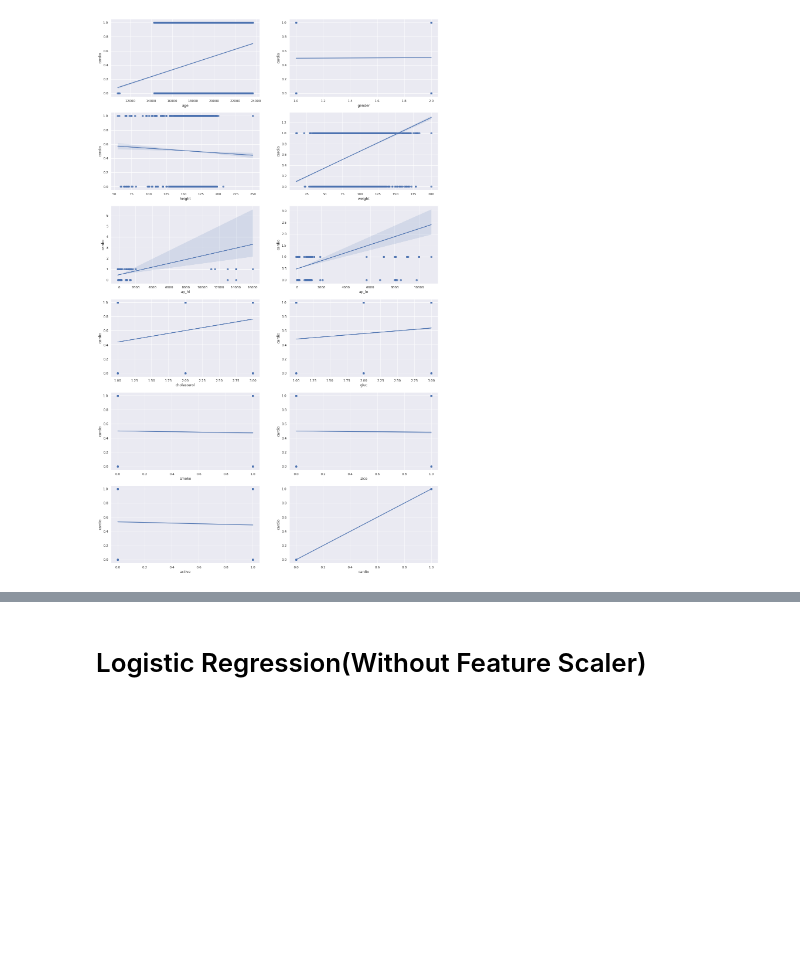
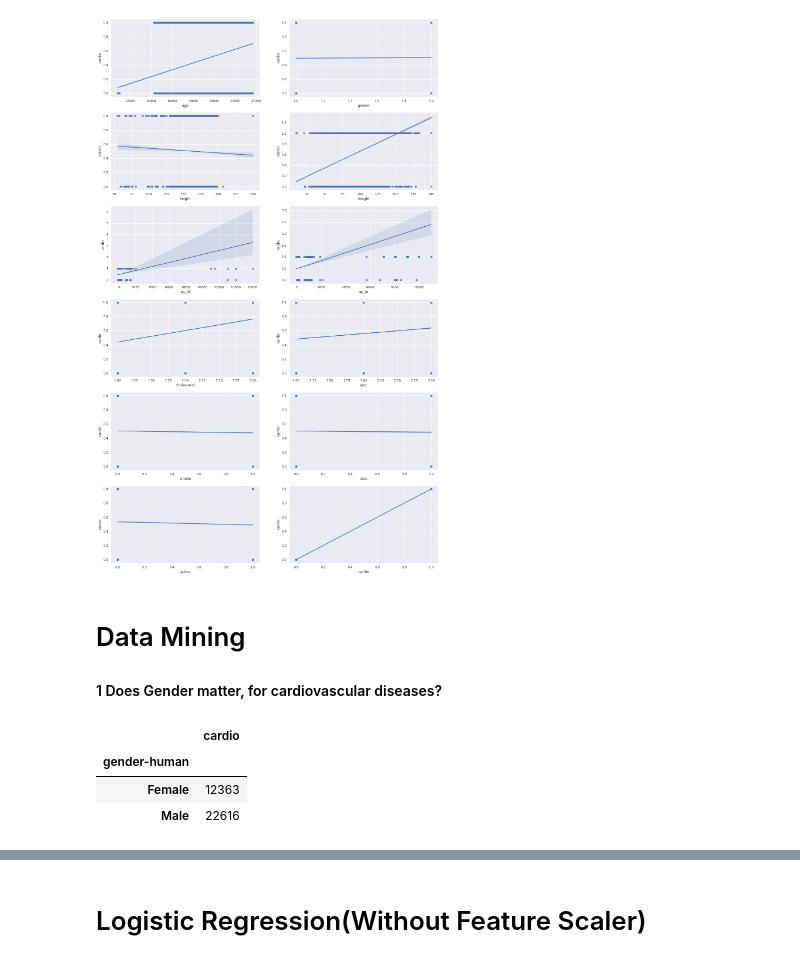
Before and after one commit to skamranh/big-data-final, a Jupyter notebook: Cardio.ipynb, the cells around one changed output, grey strips where cells are left out. Saved outputs shown, nothing was run; the diff lists cells and outputs as text; code cells hidden in the pictures; blank space fills up the shorter version.

```diff
--- a/Cardio.ipynb
+++ b/Cardio.ipynb
@@ -244,3 +244,16 @@ for i, column in enumerate(cardio_pd.columns, 1):
     sns.regplot(x=cardio_pd[column],y=cardio_pd['cardio'], fit_reg=True)
 # %% [output]
 [figure]
+# %% [markdown]
+# Data Mining
+
+#### 1 Does Gender matter, for cardiovascular diseases?
+# %%
+cardio_pd_gender  = cardio_pd
+cardio_pd_gender['gender-human'] = np.where(cardio_pd['gender'] == 1, "Male", "Female")
+cardio_pd[(cardio_pd.cardio == 1)].groupby('gender-human').count()[['cardio']]
+# %% [output]
+|  | cardio |
+| gender-human |  |
+| Female | 12363 |
+| Male | 22616 |
```
Also changed, not shown: parts of 4 cells of this notebook.
